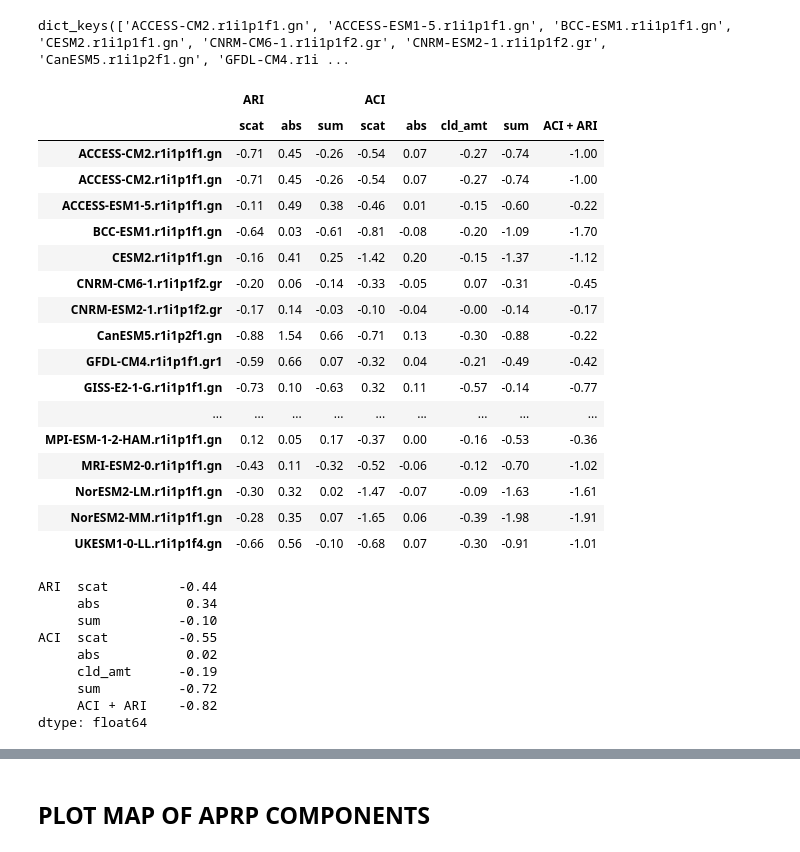
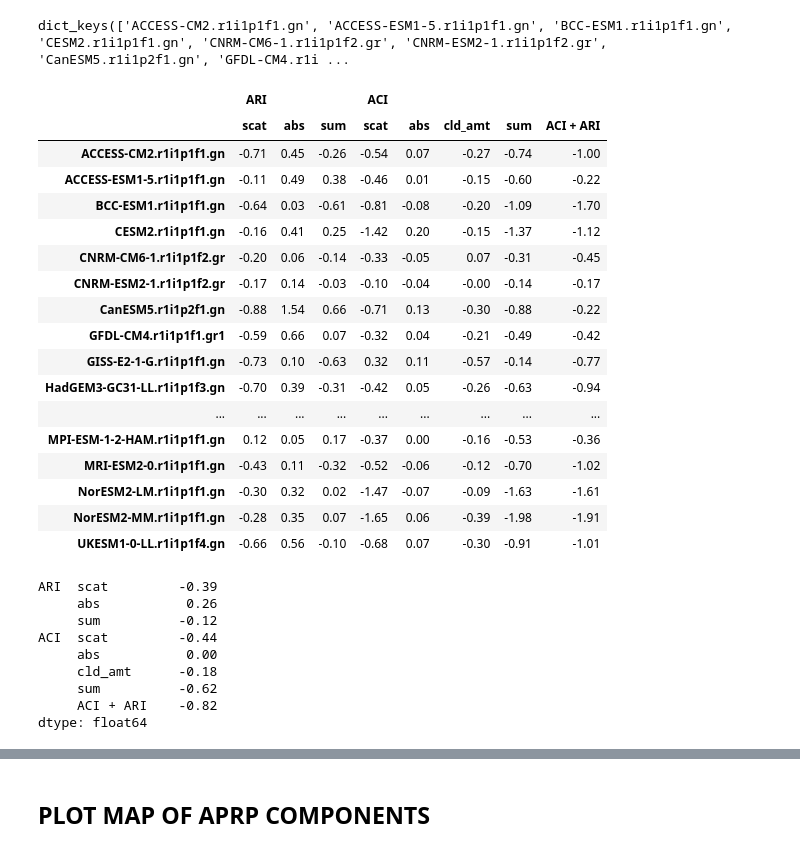
Before and after one commit to Regional-Modeling-LATMOS-IGE/CMIP6-Arctic-Aerosol-Analysis, a Jupyter notebook: sw_analysis_aprp_arctic.ipynb, the cells around one changed output, grey strips where cells are left out. Saved outputs shown, nothing was run; the diff lists cells and outputs as text; code cells hidden in the pictures.

```diff
--- a/sw_analysis_aprp_arctic.ipynb
+++ b/sw_analysis_aprp_arctic.ipynb
@@ -461,7 +461,7 @@ dict_to_be_dfd = {'ARI' : df1, 'ACI' : df2, '' : df3}
 
 main_df = pd.concat(dict_to_be_dfd).T
 
-for key in reduced_list :
+for key in reduced_list[1:] :
 
     dict_ari, dict_aci, dict_sum_aci_ari = compute_needed_spatial_avg_for_tables(key = key, ds = dict_aprp_time_avg_arctic[key])
 
@@ -479,15 +479,15 @@ for key in reduced_list :
 # %%
 main_df = main_df.sort_index()
 
-mean = main_df.mean(skipna = True)
+
+mean = main_df.median(skipna = True)
 
 std = main_df.std(skipna = True)
 
 main_df
 # %% [output]
 |  | ARI |  |  | ACI |  |  |  |  |
 |  | scat | abs | sum | scat | abs | cld_amt | sum | ACI + ARI |
-| ACCESS-CM2.r1i1p1f1.gn | -0.71 | 0.45 | -0.26 | -0.54 | 0.07 | -0.27 | -0.74 | -1.00 |
 | ACCESS-CM2.r1i1p1f1.gn | -0.71 | 0.45 | -0.26 | -0.54 | 0.07 | -0.27 | -0.74 | -1.00 |
 | ACCESS-ESM1-5.r1i1p1f1.gn | -0.11 | 0.49 | 0.38 | -0.46 | 0.01 | -0.15 | -0.60 | -0.22 |
 | BCC-ESM1.r1i1p1f1.gn | -0.64 | 0.03 | -0.61 | -0.81 | -0.08 | -0.20 | -1.09 | -1.70 |
@@ -497,6 +497,7 @@ main_df
 | CanESM5.r1i1p2f1.gn | -0.88 | 1.54 | 0.66 | -0.71 | 0.13 | -0.30 | -0.88 | -0.22 |
 | GFDL-CM4.r1i1p1f1.gr1 | -0.59 | 0.66 | 0.07 | -0.32 | 0.04 | -0.21 | -0.49 | -0.42 |
 | GISS-E2-1-G.r1i1p1f1.gn | -0.73 | 0.10 | -0.63 | 0.32 | 0.11 | -0.57 | -0.14 | -0.77 |
+| HadGEM3-GC31-LL.r1i1p1f3.gn | -0.70 | 0.39 | -0.31 | -0.42 | 0.05 | -0.26 | -0.63 | -0.94 |
 | ... | ... | ... | ... | ... | ... | ... | ... | ... |
 | MPI-ESM-1-2-HAM.r1i1p1f1.gn | 0.12 | 0.05 | 0.17 | -0.37 | 0.00 | -0.16 | -0.53 | -0.36 |
 | MRI-ESM2-0.r1i1p1f1.gn | -0.43 | 0.11 | -0.32 | -0.52 | -0.06 | -0.12 | -0.70 | -1.02 |
@@ -506,12 +507,12 @@ main_df
 # %%
 mean.round(2)
 # %% [output]
-ARI  scat         -0.44
-     abs           0.34
-     sum          -0.10
-ACI  scat         -0.55
-     abs           0.02
-     cld_amt      -0.19
-     sum          -0.72
+ARI  scat         -0.39
+     abs           0.26
+     sum          -0.12
+ACI  scat         -0.44
+     abs           0.00
+     cld_amt      -0.18
+     sum          -0.62
      ACI + ARI    -0.82
 dtype: float64
```
Also changed, not shown: parts of 9 cells of this notebook.
